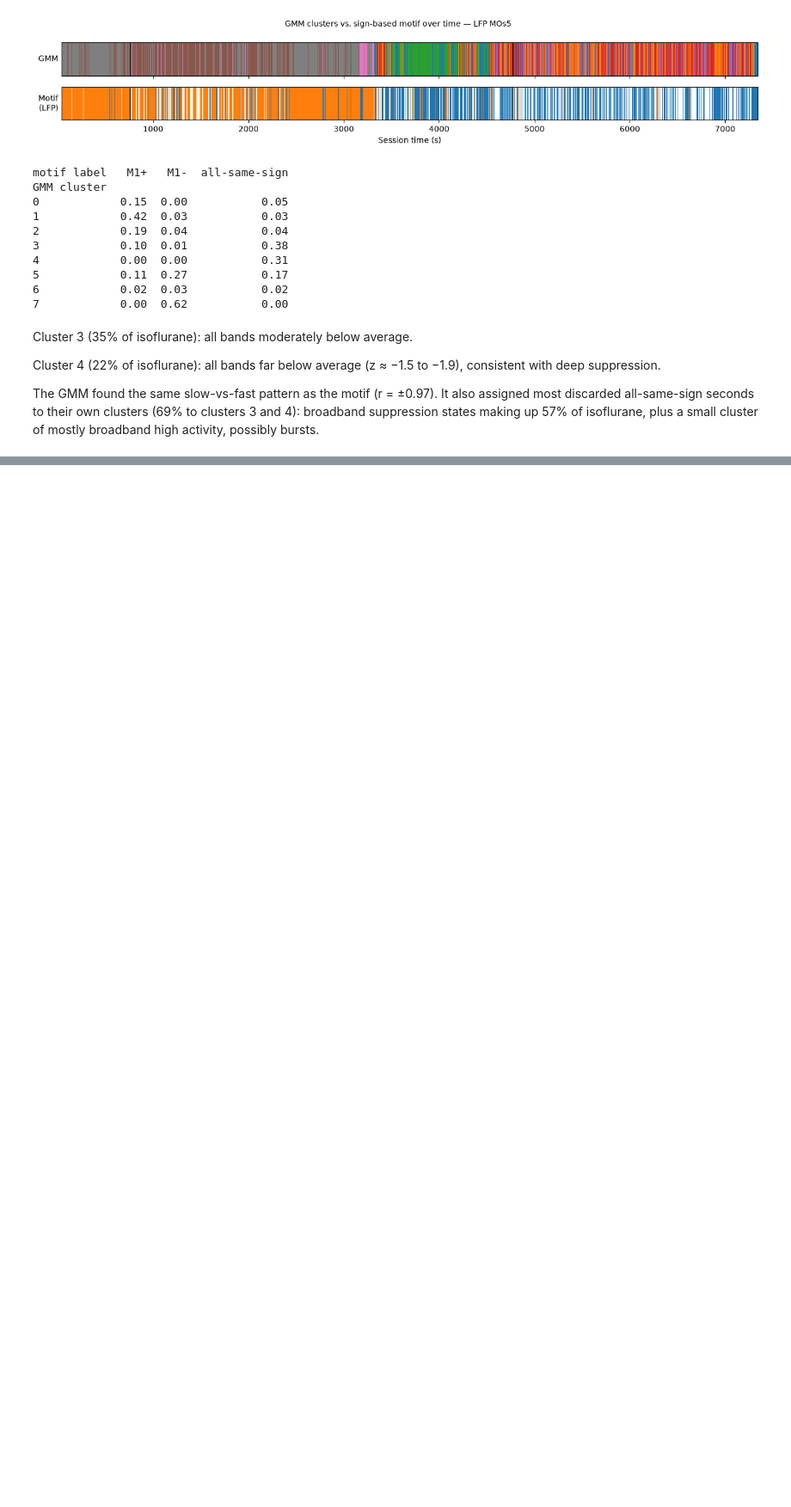
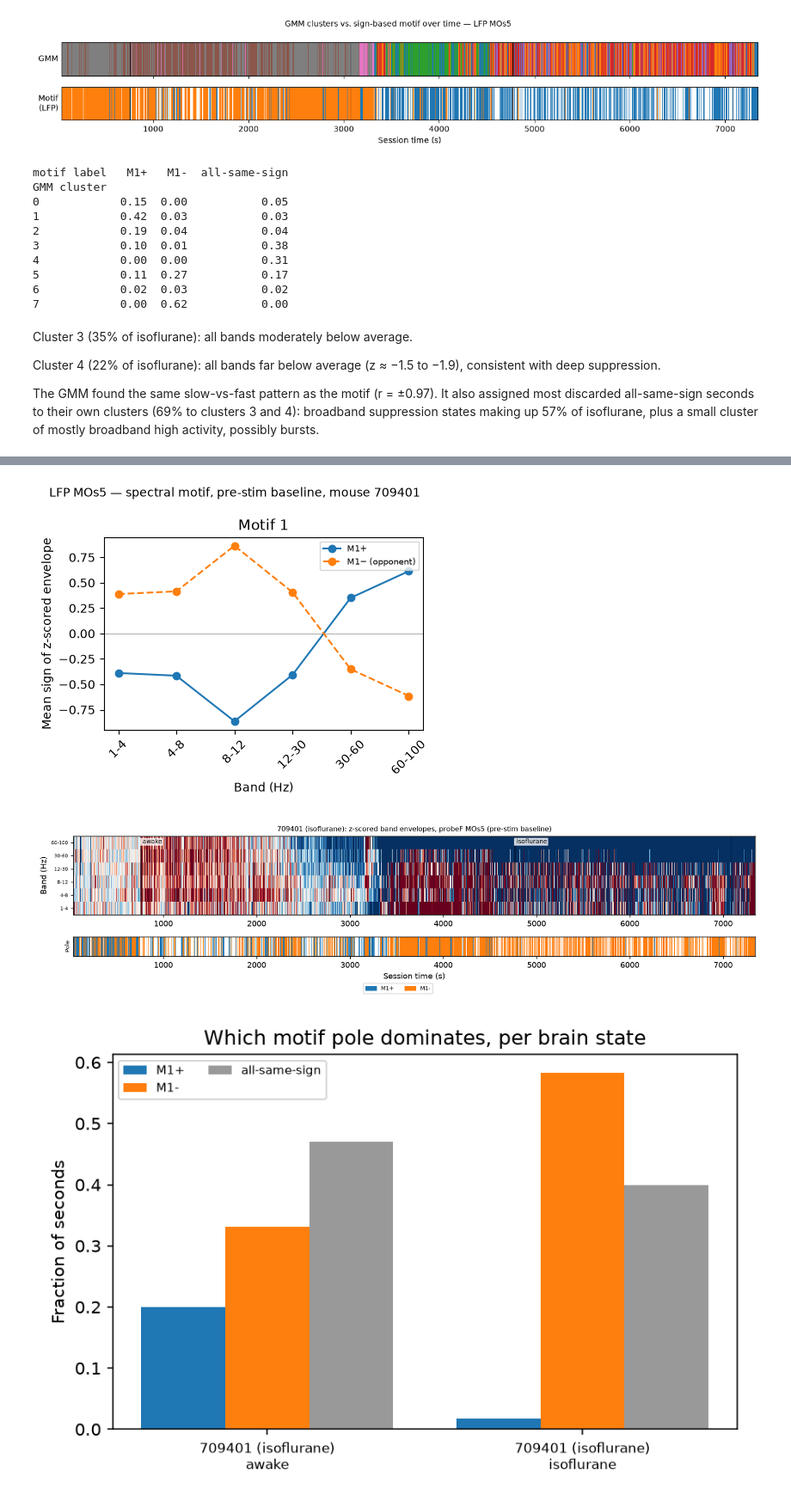
Before and after one commit to saasberkeley/dc-allen, a Jupyter notebook: code/python/notebooks/709401_awake_iso_jahan.ipynb, the cells around one changed output, grey strips where cells are left out. Shown at 86% size. Saved outputs shown, nothing was run; the diff lists cells and outputs as text; code cells hidden in the pictures; blank space fills up the shorter version.

```diff
--- a/code/python/notebooks/709401_awake_iso_jahan.ipynb
+++ b/code/python/notebooks/709401_awake_iso_jahan.ipynb
@@ -637,0 +1257,77 @@ The GMM found the same slow-vs-fast pattern as the motif (r = ±0.97). It also a
+# %%
+# === Original motif algorithm with a pre-stimulation baseline (instead of the whole-session mean) ===
+from IPython.display import Image, display
+
+first_stim = float(np.min(nwb.trials["start_time"][:]))
+print(f"Baseline = start of recording until the first stim trial ({first_stim:.0f} s)\n")
+BAND_LABELS = [f"{lo:g}-{hi:g}" for lo, hi in DEFAULT_FREQ_BANDS]
+
+def rebaseline(run, t_stop=first_stim):
+    """Re-z-score each band with the mean and SD of the baseline period only (t < t_stop).
+    The stored envelopes are already z-scored over the whole session, but that is just a shift
+    and scale, so re-z-scoring them gives exactly the same result as starting from the raw envelopes."""
+    s0 = run["sessions"][0]
+    env, t = run["envelopes"][0], s0["t"]
+    base = t < t_stop
+    e = (env - env[base].mean(axis=0)) / env[base].std(axis=0, ddof=1)
+    region = f"{s0['region']} (pre-stim baseline)"
+    return {"sessions": [{**s0, "region": region}], "envelopes": [e], "bands": run["bands"],
+            "probe": run["probe"], "region": region, "fs": run["fs"]}
+
+def trivial_frac(r, mask):
+    """Fraction of seconds where every band has the same sign (the algorithm throws these away)."""
+    s = np.sign(r["env_1hz"][mask])
+    return np.mean(np.abs(s.sum(axis=1)) == s.shape[1])
+
+def plot_titled_motif(res, name, path):
+    """Motif plot with the real signal name (the team's plot_motifs always says 'LFP')."""
+    n = res.n_motifs
+    fig, axes = plt.subplots(1, n, figsize=(4.8 * n, 3.8), squeeze=False, sharey=True)
+    for i, ax in enumerate(axes[0]):
+        ax.axhline(0, color="0.7", lw=0.8)
+        ax.plot(BAND_LABELS, res.motifs[:, i], "-o", color="C0", label=f"M{i+1}+")
+        ax.plot(BAND_LABELS, res.motifs[:, i + n], "--o", color="C1", label=f"M{i+1}− (opponent)")
+        ax.set(title=f"Motif {i+1}", xlabel="Band (Hz)")
+        ax.tick_params(axis="x", rotation=45)
+        ax.legend(fontsize=7)
+    axes[0][0].set_ylabel("Mean sign of z-scored envelope")
+    fig.suptitle(f"{name} — spectral motif, pre-stim baseline, mouse 709401", fontsize=10)
+    plt.tight_layout()
+    plt.savefig(path, dpi=150)
+    plt.show()
+
+signals = {"LFP MOs5": run_lfp, "EEG ch 13": run_eeg[13], "EEG ch 9": run_eeg[9]}
+base_runs, rows = {}, []
+
+for name, run in signals.items():
+    rb = find_motifs(rebaseline(run), n_null=20, seed=0, verbose=False)
+    base_runs[name] = rb
+    out = Path(f"results/709401_jahan/baseline_{name.replace(' ', '_')}")
+    write_outputs(rb, out)
+
+    res = rb["result"]
+    margin = max(int(s.max()) - int(n) for s, n in zip(res.candidate_sizes, res.null_max_size))
+    row = {"signal": name,
+           "motif pairs (whole-session mean)": run["result"].n_motifs,
+           "motif pairs (pre-stim baseline)": res.n_motifs,
+           "margin vs null (s)": margin}
+    for label, r in [("whole-session", run), ("baseline", rb)]:
+        t = r["t_1hz"]
+        row[f"% trivial pre-stim ({label})"] = trivial_frac(r, t < first_stim) * 100
+        row[f"% trivial awake ({label})"] = trivial_frac(r, r["state_of"] == "awake") * 100
+        row[f"% trivial iso ({label})"] = trivial_frac(r, r["state_of"] == "isoflurane") * 100
+    rows.append(row)
+
+    print(f"\n===== {name}, pre-stim baseline: {res.n_motifs} motif pair(s) =====")
+    for tr in rb["table"]:
+        top = sorted(tr["fraction"].items(), key=lambda kv: -kv[1])[:4]
+        print("  ", tr["state"], ":", ", ".join(f"{k} {v:.0%}" for k, v in top))
+    if res.n_motifs:
+        plot_titled_motif(res, name, out / "motif_titled.png")
+    for img in ["timeline.png", "occupancy.png"]:
+        if (out / img).exists():
+            display(Image(str(out / img)))
+
+print("\nWhole-session mean vs pre-stim baseline:")
+print(pd.DataFrame(rows).set_index("signal").round(0).T.to_string())
+# %% [output]
@@ -637,0 +1341,3 @@ The GMM found the same slow-vs-fast pattern as the motif (r = ±0.97). It also a
+[figure, added]
+[figure, added]
+[figure, added]
```
Also changed, not shown: parts of 9 cells of this notebook, 30 other files.
